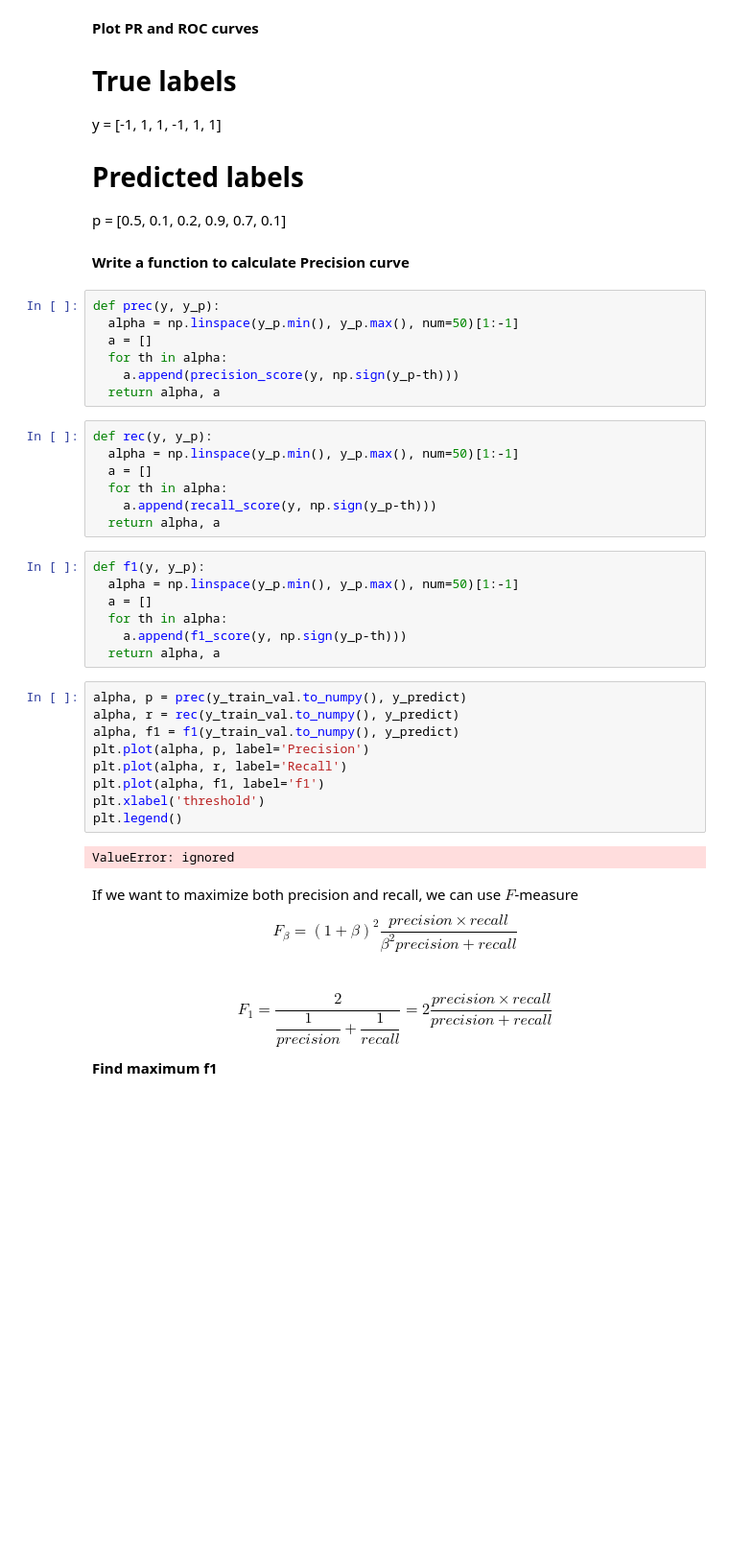
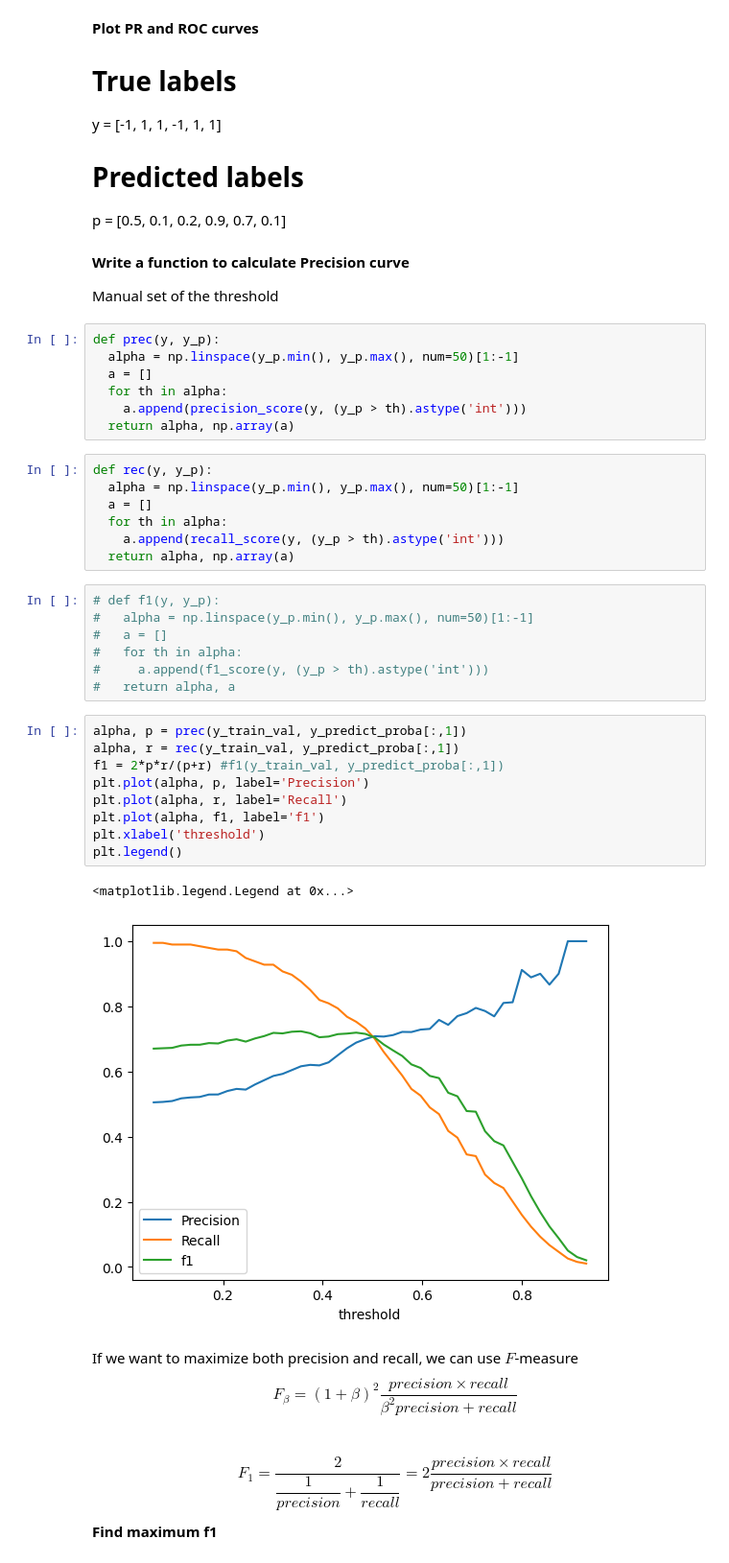
Before and after one commit to anton-selitskiy/RIT_ML, a Jupyter notebook: Lecture14.ipynb, the cells around one changed output. Shown: that part at 96% size. Saved outputs shown, nothing was run; the diff lists cells and outputs as text; blank space fills up the shorter version.

```diff
--- a/Lecture14.ipynb
+++ b/Lecture14.ipynb
@@ -172,38 +168,41 @@ y = [-1, 1, 1, -1, 1, 1]
 p = [0.5, 0.1, 0.2, 0.9, 0.7, 0.1]
 # %% [markdown]
 **Write a function to calculate Precision curve**
+
+Manual set of the threshold
 # %%
 def prec(y, y_p):
   alpha = np.linspace(y_p.min(), y_p.max(), num=50)[1:-1]
   a = []
   for th in alpha:
-    a.append(precision_score(y, np.sign(y_p-th)))
-  return alpha, a
+    a.append(precision_score(y, (y_p > th).astype('int')))
+  return alpha, np.array(a)
 # %%
 def rec(y, y_p):
   alpha = np.linspace(y_p.min(), y_p.max(), num=50)[1:-1]
   a = []
   for th in alpha:
-    a.append(recall_score(y, np.sign(y_p-th)))
-  return alpha, a
+    a.append(recall_score(y, (y_p > th).astype('int')))
+  return alpha, np.array(a)
 # %%
-def f1(y, y_p):
-  alpha = np.linspace(y_p.min(), y_p.max(), num=50)[1:-1]
-  a = []
-  for th in alpha:
-    a.append(f1_score(y, np.sign(y_p-th)))
-  return alpha, a
+# def f1(y, y_p):
+#   alpha = np.linspace(y_p.min(), y_p.max(), num=50)[1:-1]
+#   a = []
+#   for th in alpha:
+#     a.append(f1_score(y, (y_p > th).astype('int')))
+#   return alpha, a
 # %%
-alpha, p = prec(y_train_val.to_numpy(), y_predict)
-alpha, r = rec(y_train_val.to_numpy(), y_predict)
-alpha, f1 = f1(y_train_val.to_numpy(), y_predict)
+alpha, p = prec(y_train_val, y_predict_proba[:,1])
+alpha, r = rec(y_train_val, y_predict_proba[:,1])
+f1 = 2*p*r/(p+r) #f1(y_train_val, y_predict_proba[:,1])
 plt.plot(alpha, p, label='Precision')
 plt.plot(alpha, r, label='Recall')
 plt.plot(alpha, f1, label='f1')
 plt.xlabel('threshold')
 plt.legend()
 # %% [output]
-ValueError: ignored
+<matplotlib.legend.Legend at 0x...>
+[figure, added]
 # %% [markdown]
 If we want to maximize both precision and recall, we can use $F$-measure
 $$
```
Also changed, not shown: parts of 24 cells of this notebook.
